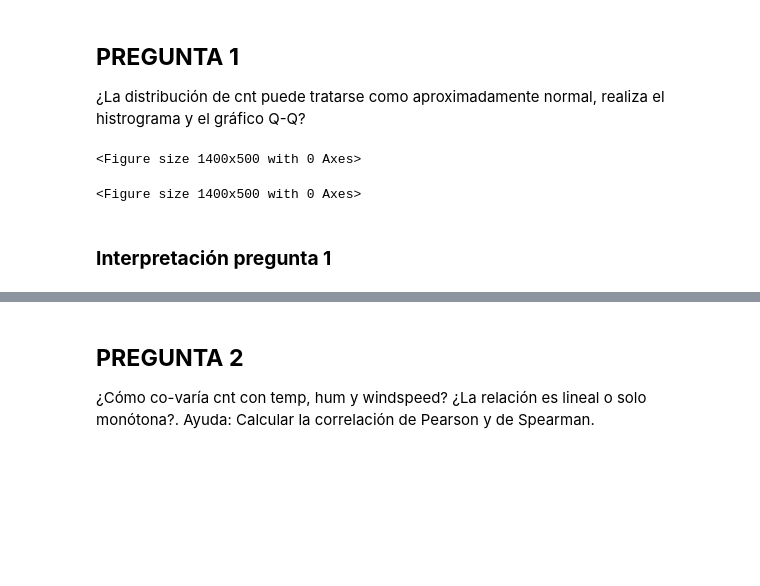
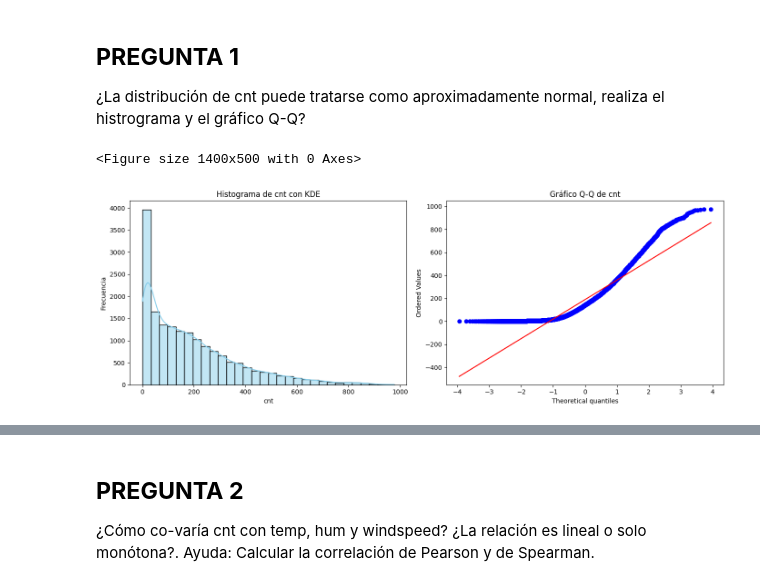
Before and after one commit to danielfmartinezg-cmd/BICI-AL-TRABAJO-2026, a Jupyter notebook: Copia_de_Taller2.ipynb, the cells around one changed output, grey strips where cells are left out. Drawn from its saved outputs; the diff is of its cells as text; code cells hidden in the pictures; blank space fills up the shorter version.

```diff
--- a/Copia_de_Taller2.ipynb
+++ b/Copia_de_Taller2.ipynb
@@ -107,11 +107,30 @@ print(df.head(), df.columns.tolist())
 # %% [markdown]
 ## **PREGUNTA 1**
 ¿La distribución de cnt puede tratarse como aproximadamente normal, realiza el histrograma y el gráfico Q-Q?
-# %%
-# 1. Visualización
-plt.figure(figsize=(14, 5))
-# %% [output]
-<Figure size 1400x500 with 0 Axes>
-<Figure size 1400x500 with 0 Axes>
-# %% [markdown]
-### **Interpretación pregunta 1**
+# %%
+# 1. Visualización
+plt.figure(figsize=(14, 5))
+import matplotlib.pyplot as plt
+import seaborn as sns
+import scipy.stats as stats
+
+# Supongamos que tu dataframe se llama df
+# Histograma con ajuste normal
+plt.figure(figsize=(14, 5))
+
+plt.subplot(1, 2, 1)
+sns.histplot(df['cnt'], bins=30, kde=True, color="skyblue")
+plt.title("Histograma de cnt con KDE", fontsize=12)
+plt.xlabel("cnt")
+plt.ylabel("Frecuencia")
+
+# Q-Q plot
+plt.subplot(1, 2, 2)
+stats.probplot(df['cnt'], dist="norm", plot=plt)
+plt.title("Gráfico Q-Q de cnt", fontsize=12)
+
+plt.tight_layout()
+plt.show()
+# %% [output]
+<Figure size 1400x500 with 0 Axes>
+[figure, added]
```
Also changed, not shown: parts of 7 cells of this notebook.
